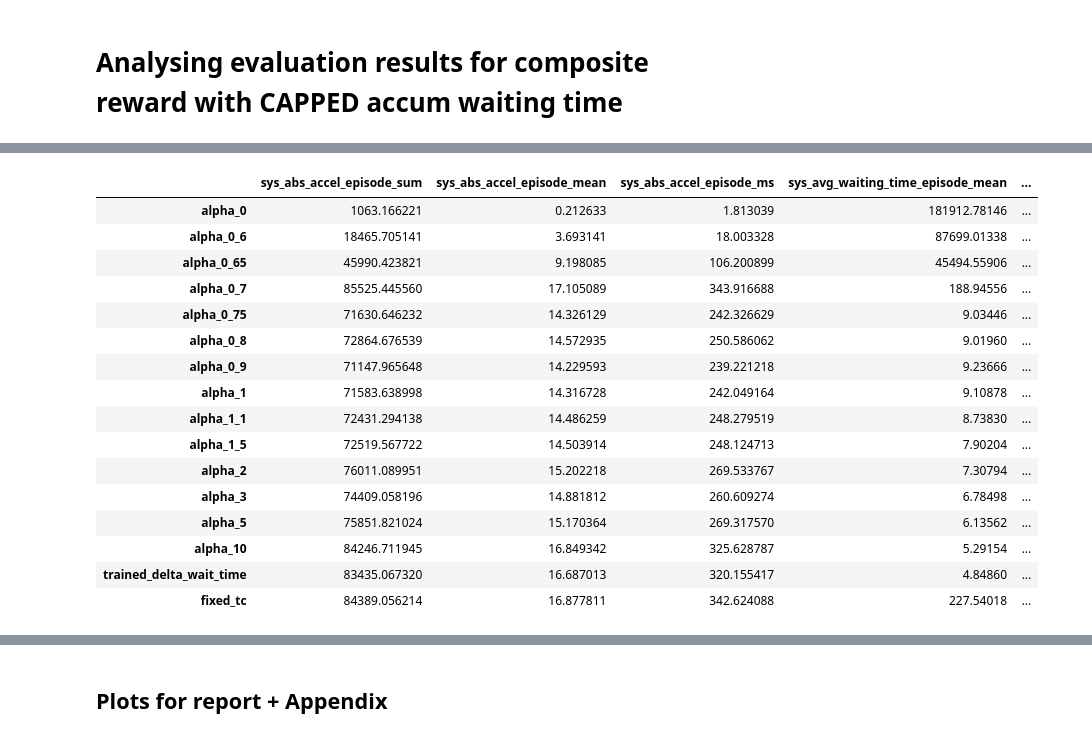
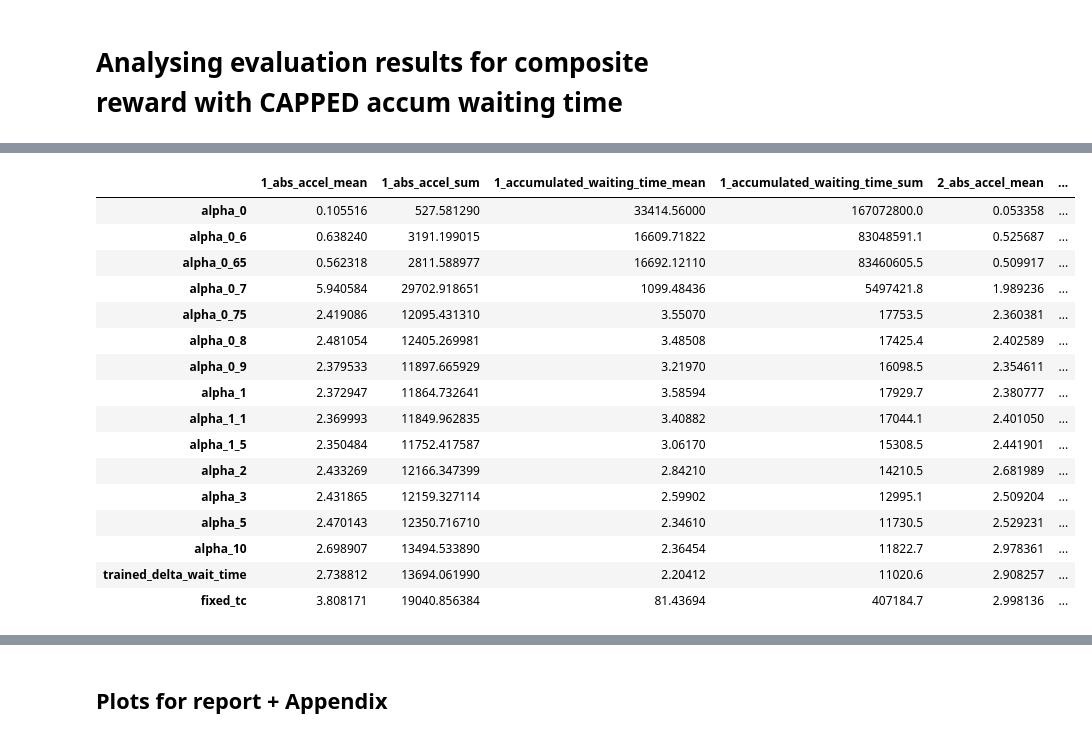
Before and after one commit to Loveen01/multi-agent-reinforcement-learning-reduce-non-exhaust-emissions, a Jupyter notebook: data_analysis_for_2x2/comparing_results_from_diff_accum_wait_reward_experiment_2x2grid_capped_reward.ipynb, the cells around one changed output, grey strips where cells are left out. Drawn from its saved outputs; the diff is of its cells as text; code cells hidden in the pictures.

```diff
--- a/data_analysis_for_2x2/comparing_results_from_diff_accum_wait_reward_experiment_2x2grid_capped_reward.ipynb
+++ b/data_analysis_for_2x2/comparing_results_from_diff_accum_wait_reward_experiment_2x2grid_capped_reward.ipynb
@@ -238,43 +226,37 @@ df_average_whole_experiment_ordered = df_average_whole_experiment.reindex([
 # %%
-df_subset = df_average_whole_experiment_ordered[["sys_abs_accel_episode_sum",
-                                                 "sys_abs_accel_episode_mean",
-                             "sys_abs_accel_episode_ms",
-                             "sys_avg_waiting_time_episode_mean",
-                             "sys_avg_speed_episode_mean",
-
-                             "1_abs_accel_mean",
+df_average_whole_experiment_agent_wide = df_average_whole_experiment_ordered[
+                            ["1_abs_accel_mean",
                              '1_abs_accel_sum',
                              "1_accumulated_waiting_time_mean",
+                             "1_accumulated_waiting_time_sum",
 
                              '2_abs_accel_mean',
                              '2_abs_accel_sum',
                              "2_accumulated_waiting_time_mean",
 
                              '5_abs_accel_mean',
                              '5_abs_accel_sum',
                              "5_accumulated_waiting_time_mean",
 
                              '6_abs_accel_mean',
                              '6_abs_accel_sum',
-                             "6_accumulated_waiting_time_mean"
-                             ]]
-
-df_subset
+                             "6_accumulated_waiting_time_mean"]]
+df_average_whole_experiment_agent_wide
 # %% [output]
-|  | sys_abs_accel_episode_sum | sys_abs_accel_episode_mean | sys_abs_accel_episode_ms | sys_avg_waiting_time_episode_mean | ... |
-| alpha_0 | 1063.166221 | 0.212633 | 1.813039 | 181912.78146 | ... |
-| alpha_0_6 | 18465.705141 | 3.693141 | 18.003328 | 87699.01338 | ... |
-| alpha_0_65 | 45990.423821 | 9.198085 | 106.200899 | 45494.55906 | ... |
-| alpha_0_7 | 85525.445560 | 17.105089 | 343.916688 | 188.94556 | ... |
-| alpha_0_75 | 71630.646232 | 14.326129 | 242.326629 | 9.03446 | ... |
-| alpha_0_8 | 72864.676539 | 14.572935 | 250.586062 | 9.01960 | ... |
-| alpha_0_9 | 71147.965648 | 14.229593 | 239.221218 | 9.23666 | ... |
-| alpha_1 | 71583.638998 | 14.316728 | 242.049164 | 9.10878 | ... |
-| alpha_1_1 | 72431.294138 | 14.486259 | 248.279519 | 8.73830 | ... |
-| alpha_1_5 | 72519.567722 | 14.503914 | 248.124713 | 7.90204 | ... |
-| alpha_2 | 76011.089951 | 15.202218 | 269.533767 | 7.30794 | ... |
-| alpha_3 | 74409.058196 | 14.881812 | 260.609274 | 6.78498 | ... |
-| alpha_5 | 75851.821024 | 15.170364 | 269.317570 | 6.13562 | ... |
-| alpha_10 | 84246.711945 | 16.849342 | 325.628787 | 5.29154 | ... |
-| trained_delta_wait_time | 83435.067320 | 16.687013 | 320.155417 | 4.84860 | ... |
-| fixed_tc | 84389.056214 | 16.877811 | 342.624088 | 227.54018 | ... |
+|  | 1_abs_accel_mean | 1_abs_accel_sum | 1_accumulated_waiting_time_mean | 1_accumulated_waiting_time_sum | 2_abs_accel_mean | ... |
+| alpha_0 | 0.105516 | 527.581290 | 33414.56000 | 167072800.0 | 0.053358 | ... |
+| alpha_0_6 | 0.638240 | 3191.199015 | 16609.71822 | 83048591.1 | 0.525687 | ... |
+| alpha_0_65 | 0.562318 | 2811.588977 | 16692.12110 | 83460605.5 | 0.509917 | ... |
+| alpha_0_7 | 5.940584 | 29702.918651 | 1099.48436 | 5497421.8 | 1.989236 | ... |
+| alpha_0_75 | 2.419086 | 12095.431310 | 3.55070 | 17753.5 | 2.360381 | ... |
+| alpha_0_8 | 2.481054 | 12405.269981 | 3.48508 | 17425.4 | 2.402589 | ... |
+| alpha_0_9 | 2.379533 | 11897.665929 | 3.21970 | 16098.5 | 2.354611 | ... |
+| alpha_1 | 2.372947 | 11864.732641 | 3.58594 | 17929.7 | 2.380777 | ... |
+| alpha_1_1 | 2.369993 | 11849.962835 | 3.40882 | 17044.1 | 2.401050 | ... |
+| alpha_1_5 | 2.350484 | 11752.417587 | 3.06170 | 15308.5 | 2.441901 | ... |
+| alpha_2 | 2.433269 | 12166.347399 | 2.84210 | 14210.5 | 2.681989 | ... |
+| alpha_3 | 2.431865 | 12159.327114 | 2.59902 | 12995.1 | 2.509204 | ... |
+| alpha_5 | 2.470143 | 12350.716710 | 2.34610 | 11730.5 | 2.529231 | ... |
+| alpha_10 | 2.698907 | 13494.533890 | 2.36454 | 11822.7 | 2.978361 | ... |
+| trained_delta_wait_time | 2.738812 | 13694.061990 | 2.20412 | 11020.6 | 2.908257 | ... |
+| fixed_tc | 3.808171 | 19040.856384 | 81.43694 | 407184.7 | 2.998136 | ... |
```
Also changed, not shown: parts of 72 cells of this notebook, 34 other files.
